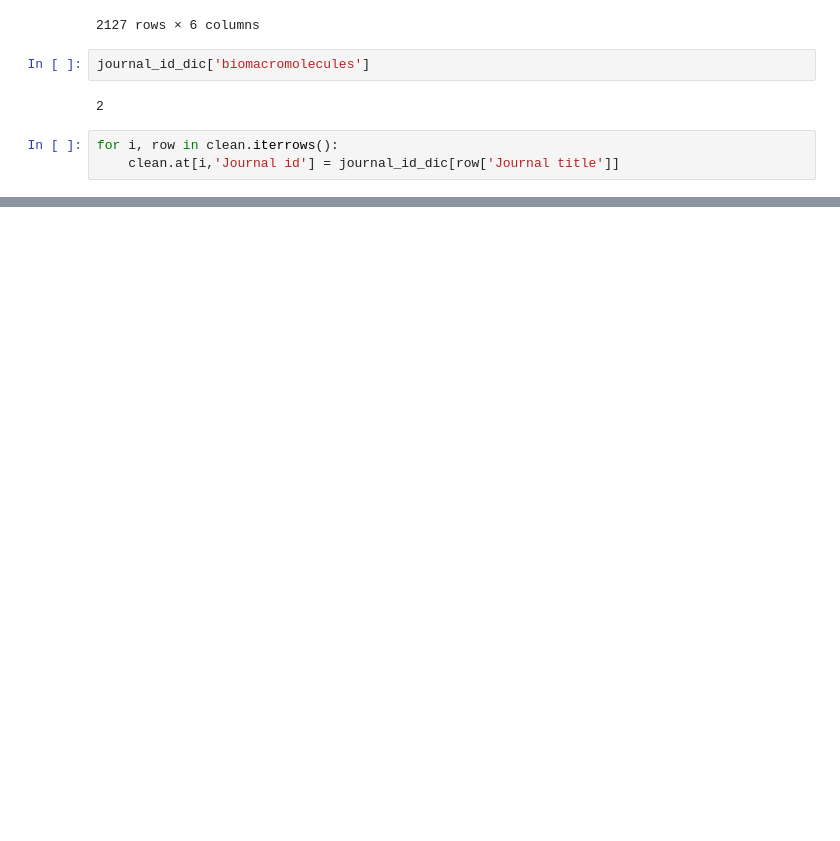
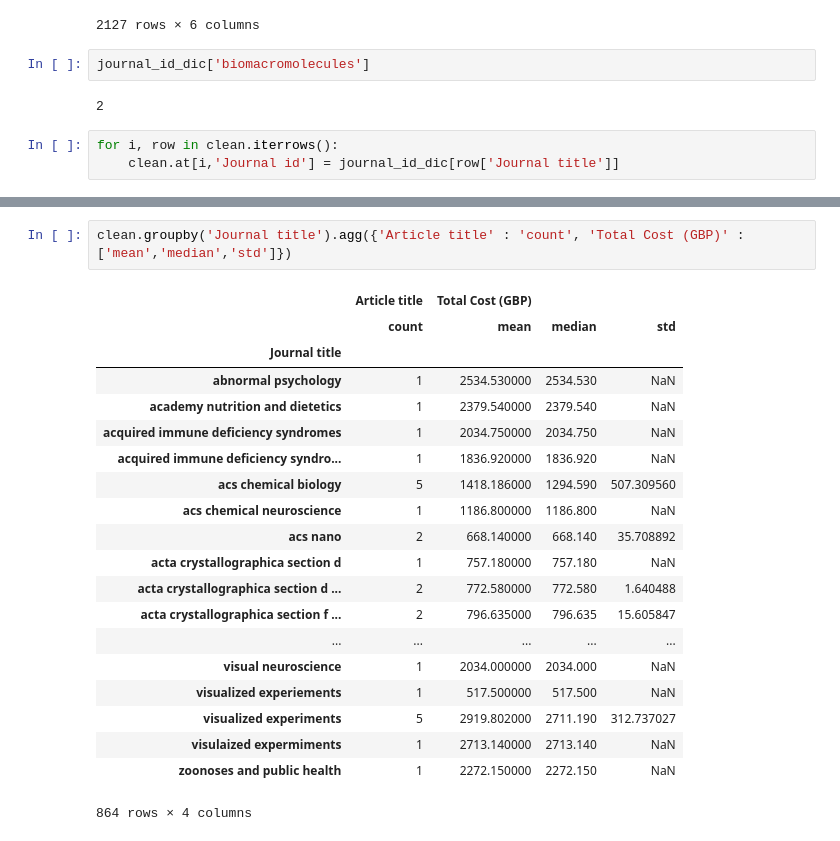
Before and after one commit to agease/Wellcome, a Jupyter notebook: Cleaning.ipynb, the cells around one changed output, grey strips where cells are left out. Cells and saved outputs as stored; diff of their text form; blank space fills up the shorter version.

```diff
--- a/Cleaning.ipynb
+++ b/Cleaning.ipynb
@@ -161,0 +251,23 @@ plt.show()
+# %%
+clean.groupby('Journal title').agg({'Article title' : 'count', 'Total Cost (GBP)' : ['mean','median','std']})
+# %% [output]
+|  | Article title | Total Cost (GBP) |  |  |
+|  | count | mean | median | std |
+| Journal title |  |  |  |  |
+| abnormal psychology | 1 | 2534.530000 | 2534.530 | NaN |
+| academy nutrition and dietetics | 1 | 2379.540000 | 2379.540 | NaN |
+| acquired immune deficiency syndromes | 1 | 2034.750000 | 2034.750 | NaN |
+| acquired immune deficiency syndro... | 1 | 1836.920000 | 1836.920 | NaN |
+| acs chemical biology | 5 | 1418.186000 | 1294.590 | 507.309560 |
+| acs chemical neuroscience | 1 | 1186.800000 | 1186.800 | NaN |
+| acs nano | 2 | 668.140000 | 668.140 | 35.708892 |
+| acta crystallographica section d | 1 | 757.180000 | 757.180 | NaN |
+| acta crystallographica section d ... | 2 | 772.580000 | 772.580 | 1.640488 |
+| acta crystallographica section f ... | 2 | 796.635000 | 796.635 | 15.605847 |
+| ... | ... | ... | ... | ... |
+| visual neuroscience | 1 | 2034.000000 | 2034.000 | NaN |
+| visualized experiements | 1 | 517.500000 | 517.500 | NaN |
+| visualized experiments | 5 | 2919.802000 | 2711.190 | 312.737027 |
+| visulaized expermiments | 1 | 2713.140000 | 2713.140 | NaN |
+| zoonoses and public health | 1 | 2272.150000 | 2272.150 | NaN |
+864 rows × 4 columns
```
Also changed, not shown: parts of 10 cells of this notebook.
